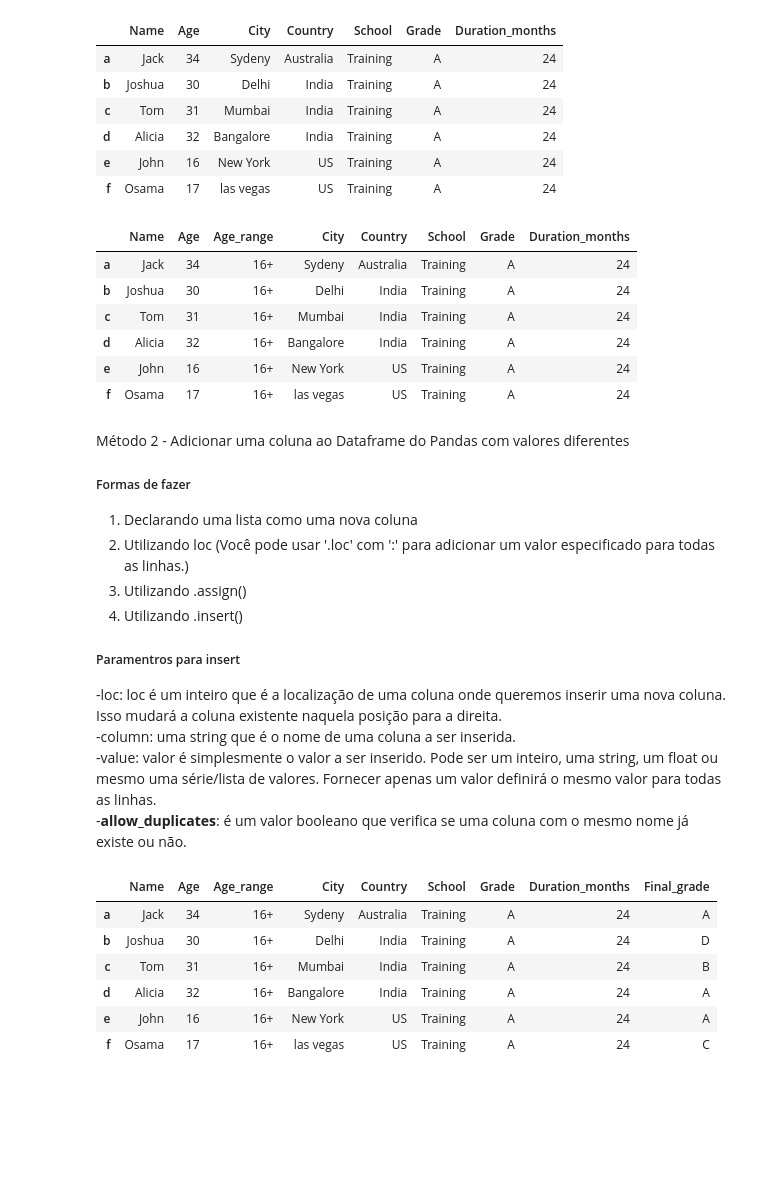
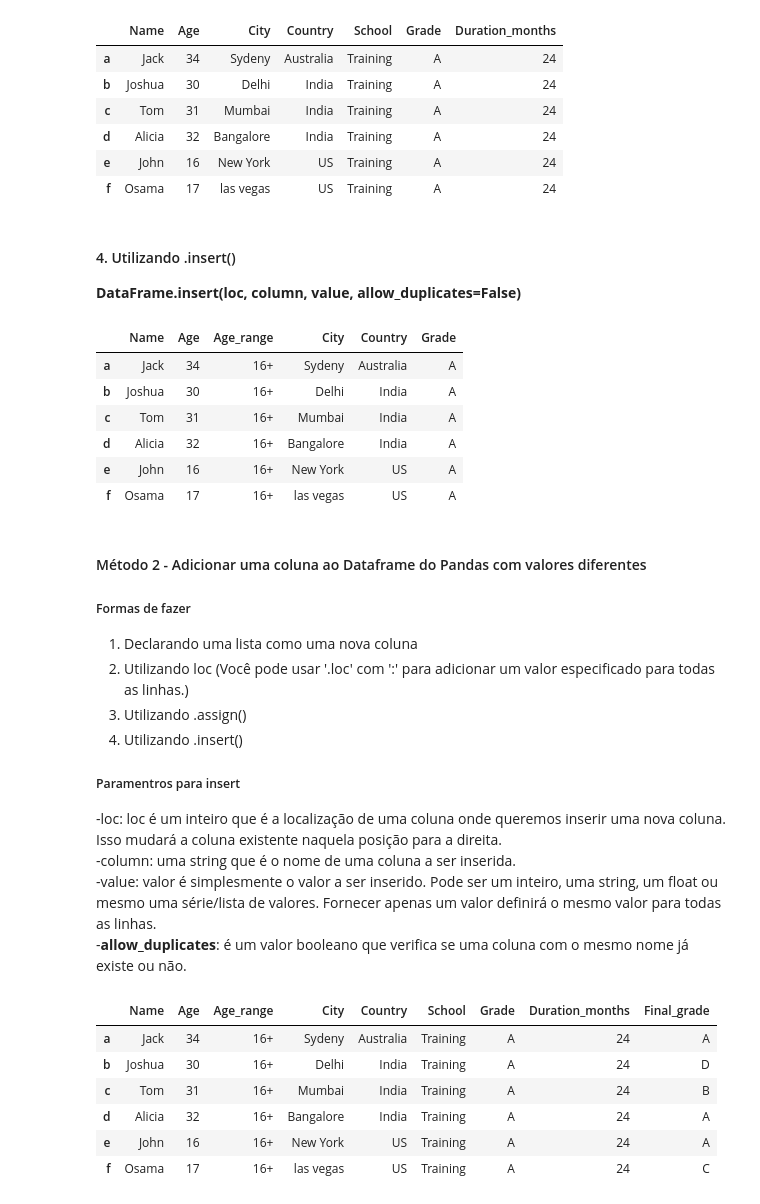
Before and after one commit to ajndantas/Treinamento-Cientista-de-Dados, a Jupyter notebook: Python Aplicado a Big Data/Aula 3 - 08032021 - Pandas/Pandas.ipynb, the cells around one changed output. Saved outputs shown, nothing was run; the diff lists cells and outputs as text; code cells hidden in the pictures; blank space fills up the shorter version.

```diff
--- a/Python Aplicado a Big Data/Aula 3 - 08032021 - Pandas/Pandas.ipynb
+++ b/Python Aplicado a Big Data/Aula 3 - 08032021 - Pandas/Pandas.ipynb
@@ -582,15 +568,18 @@ df
 | d | Alicia | 32 | Bangalore | India | Training | A | 24 |
 | e | John | 16 | New York | US | Training | A | 24 |
 | f | Osama | 17 | las vegas | US | Training | A | 24 |
+# %% [markdown]
+#### 4. Utilizando .insert()
+**DataFrame.insert(loc, column, value, allow_duplicates=False)**
 # %%
-# 4. Utilizando .insert()
-df.insert(2,'Age_range','16+',True)
+
+df.insert(2,'Age_range','16+',allow_duplicates=True)
 df
 # %% [output]
-|  | Name | Age | Age_range | City | Country | School | Grade | Duration_months |
-| a | Jack | 34 | 16+ | Sydeny | Australia | Training | A | 24 |
-| b | Joshua | 30 | 16+ | Delhi | India | Training | A | 24 |
-| c | Tom | 31 | 16+ | Mumbai | India | Training | A | 24 |
-| d | Alicia | 32 | 16+ | Bangalore | India | Training | A | 24 |
-| e | John | 16 | 16+ | New York | US | Training | A | 24 |
-| f | Osama | 17 | 16+ | las vegas | US | Training | A | 24 |
+|  | Name | Age | Age_range | City | Country | Grade |
+| a | Jack | 34 | 16+ | Sydeny | Australia | A |
+| b | Joshua | 30 | 16+ | Delhi | India | A |
+| c | Tom | 31 | 16+ | Mumbai | India | A |
+| d | Alicia | 32 | 16+ | Bangalore | India | A |
+| e | John | 16 | 16+ | New York | US | A |
+| f | Osama | 17 | 16+ | las vegas | US | A |
@@ -600,5 +586,5 @@ df
 # %% [markdown]
-Método 2 - Adicionar uma coluna ao Dataframe do Pandas com valores diferentes
+#### Método 2 - Adicionar uma coluna ao Dataframe do Pandas com valores diferentes
 ##### Formas de fazer
 1. Declarando uma lista como uma nova coluna
 2. Utilizando loc (Você pode usar '.loc' com ':' para adicionar um valor especificado para todas as linhas.)
```
Also changed, not shown: parts of 28 cells of this notebook.
